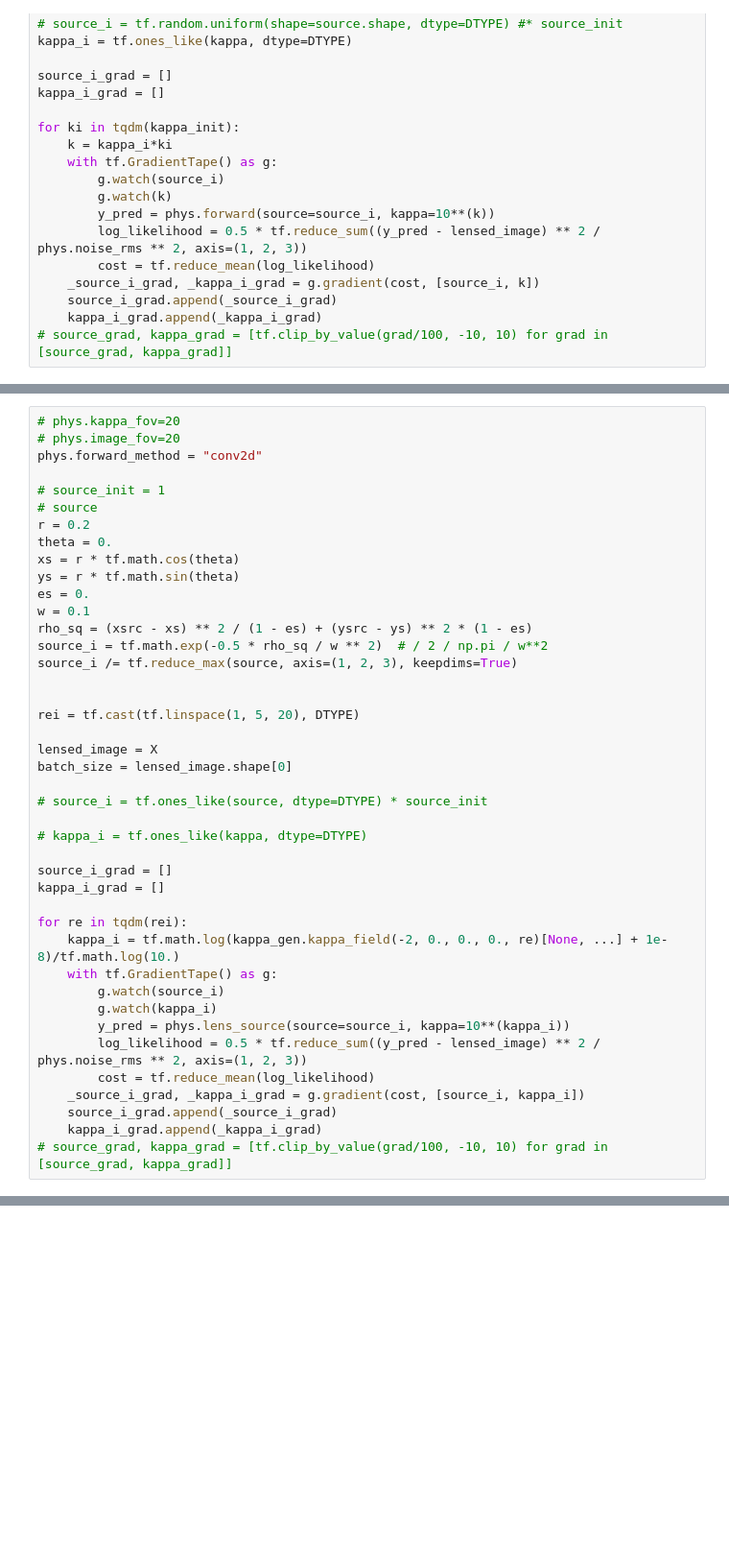
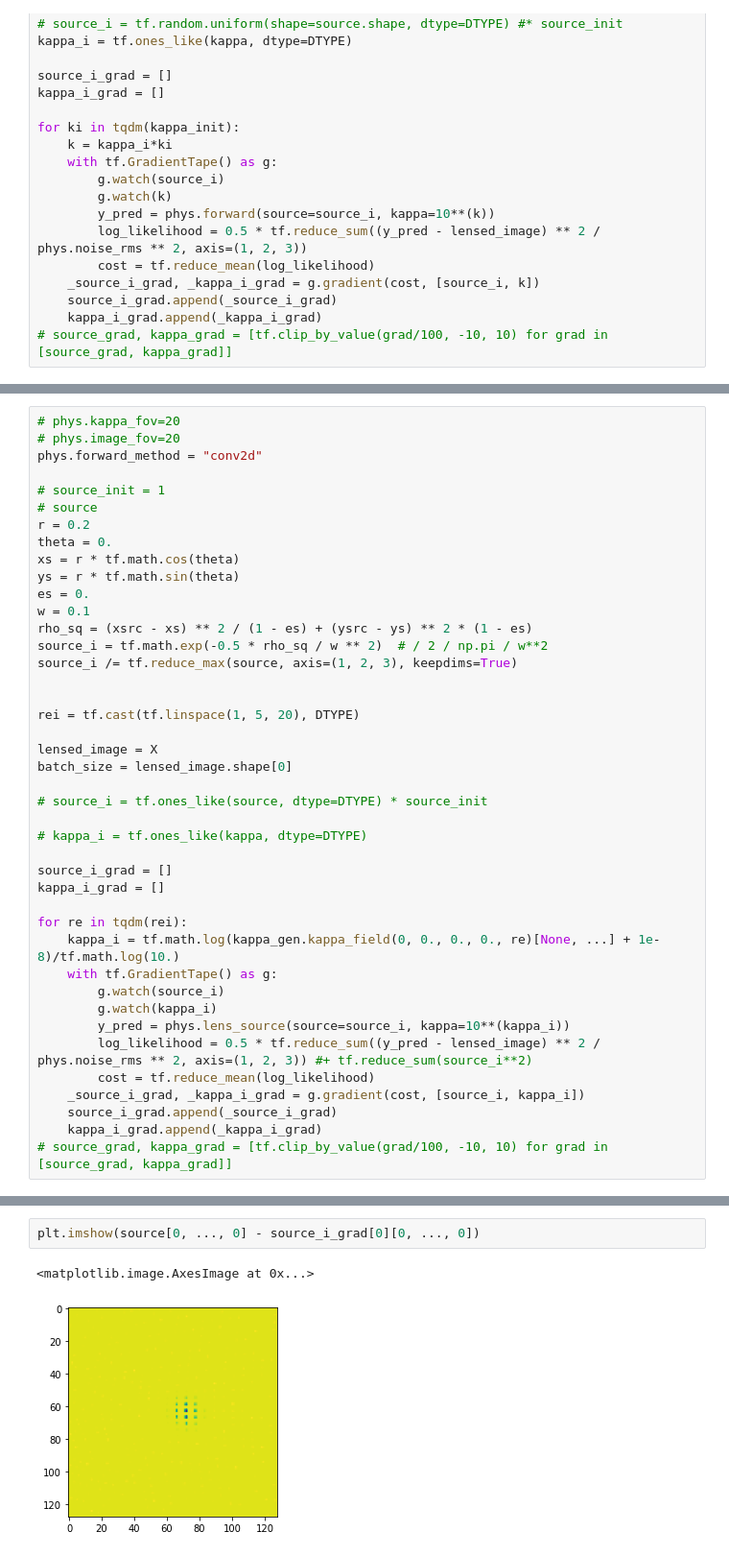
Before and after one commit to AlexandreAdam/Censai, a Jupyter notebook: notebooks/test_initial_gradient.ipynb, the cells around one changed output, grey strips where cells are left out. Shown at 96% size. Cells and saved outputs as stored; diff of their text form; blank space fills up the shorter version.

```diff
--- a/notebooks/test_initial_gradient.ipynb
+++ b/notebooks/test_initial_gradient.ipynb
@@ -637,12 +642,12 @@ source_i_grad = []
 kappa_i_grad = []
 
 for re in tqdm(rei):
-    kappa_i = tf.math.log(kappa_gen.kappa_field(-2, 0., 0., 0., re)[None, ...] + 1e-8)/tf.math.log(10.)
+    kappa_i = tf.math.log(kappa_gen.kappa_field(0, 0., 0., 0., re)[None, ...] + 1e-8)/tf.math.log(10.)
     with tf.GradientTape() as g:
         g.watch(source_i)
         g.watch(kappa_i)
         y_pred = phys.lens_source(source=source_i, kappa=10**(kappa_i))
-        log_likelihood = 0.5 * tf.reduce_sum((y_pred - lensed_image) ** 2 / phys.noise_rms ** 2, axis=(1, 2, 3))
+        log_likelihood = 0.5 * tf.reduce_sum((y_pred - lensed_image) ** 2 / phys.noise_rms ** 2, axis=(1, 2, 3)) #+ tf.reduce_sum(source_i**2)
         cost = tf.reduce_mean(log_likelihood)
     _source_i_grad, _kappa_i_grad = g.gradient(cost, [source_i, kappa_i])
     source_i_grad.append(_source_i_grad)
@@ -669,0 +675,5 @@ for i in range(20):
+# %%
+plt.imshow(source[0, ..., 0] - source_i_grad[0][0, ..., 0])
+# %% [output]
+<matplotlib.image.AxesImage at 0x...>
+[figure, added]
```
Also changed, not shown: parts of 10 cells of this notebook, 3 other files.
